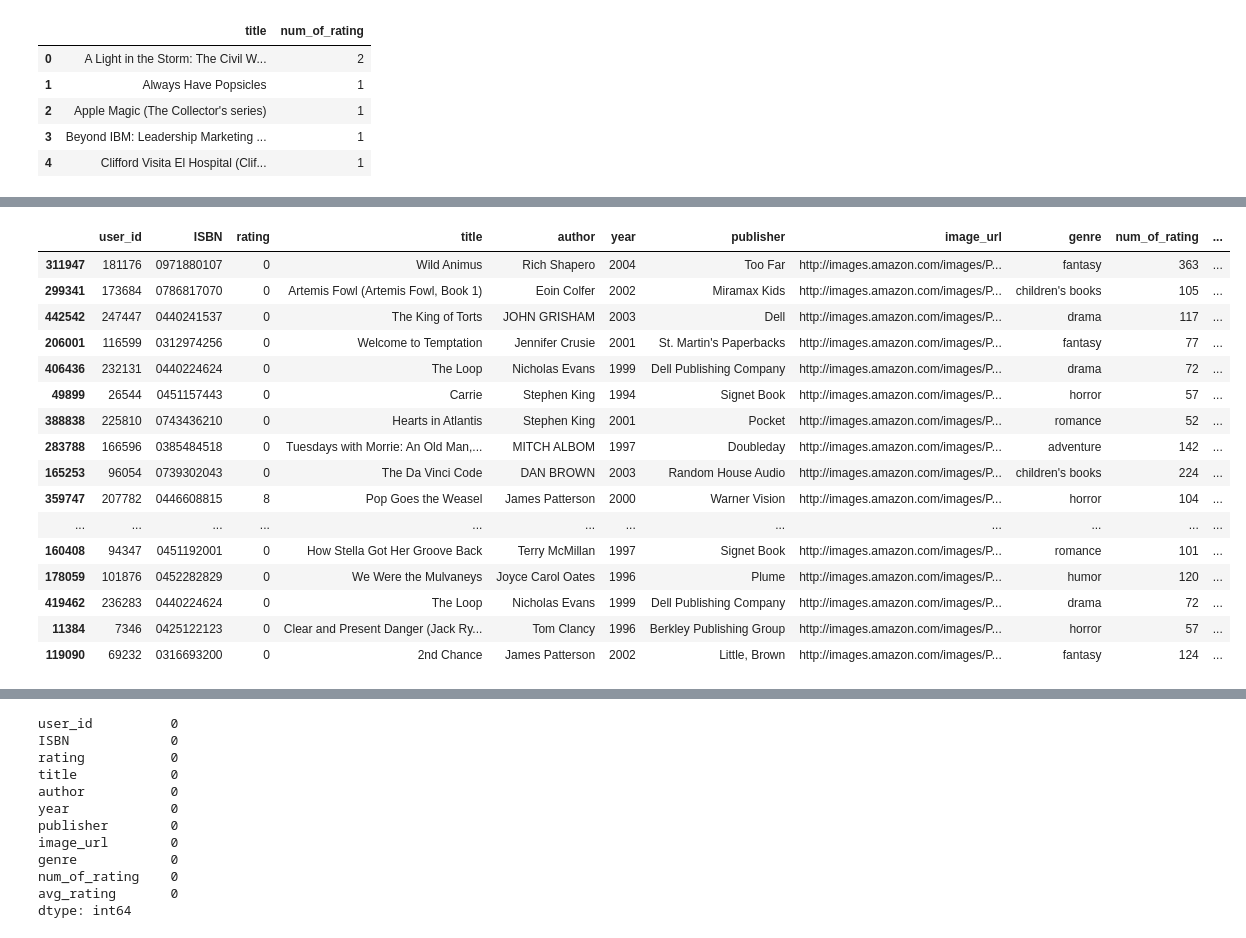
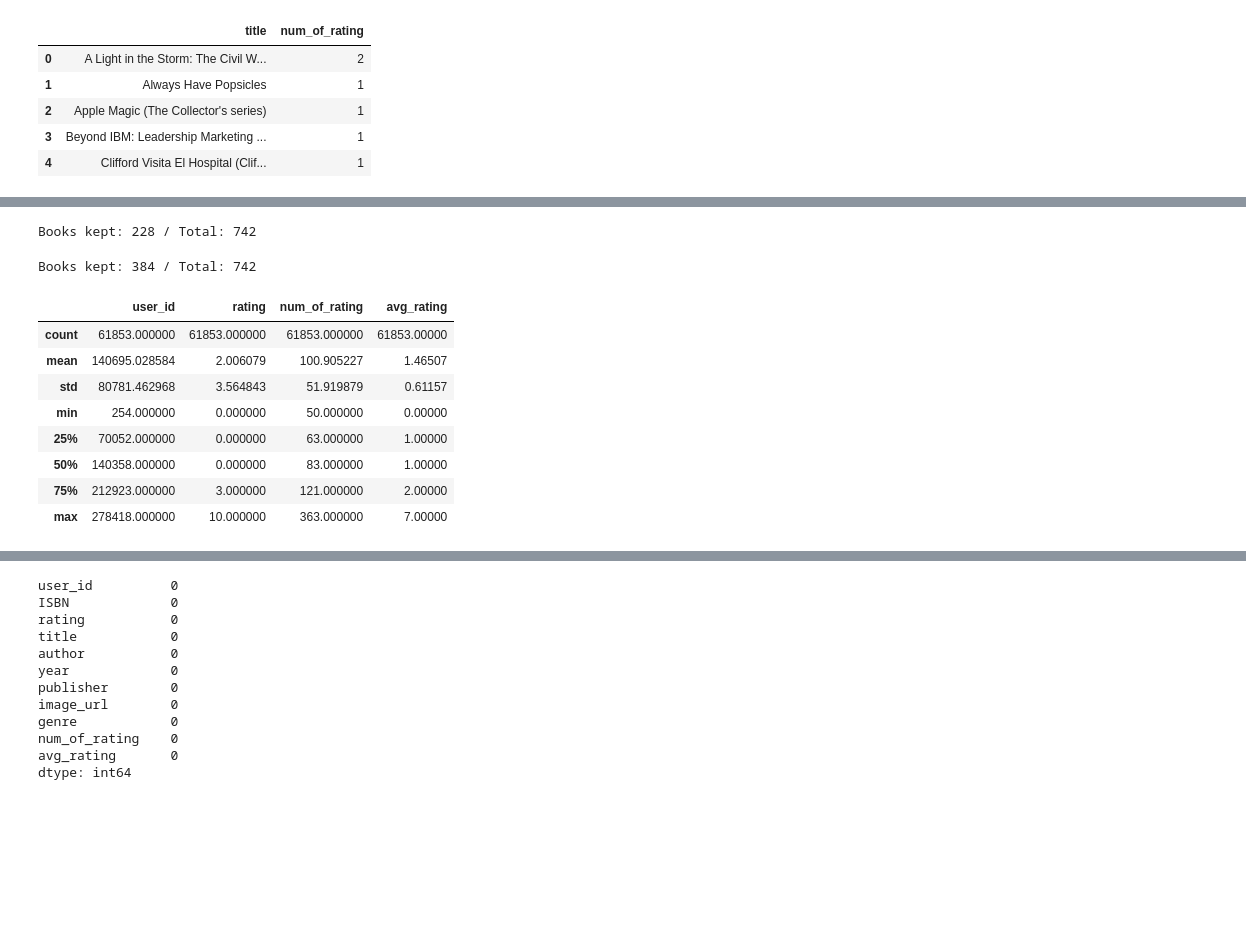
Before and after one commit to razyousuf/Book-Recommendation-Clustering-Pipeline, a Jupyter notebook: Experiment/research.ipynb, the cells around one changed output, grey strips where cells are left out. Saved outputs shown, nothing was run; the diff lists cells and outputs as text; code cells hidden in the pictures; blank space fills up the shorter version.

Commit message:
IMDb weighted rating added

```diff
--- a/Experiment/research.ipynb
+++ b/Experiment/research.ipynb
@@ -353,26 +439,41 @@ final_rating.sample(30)
+# %%
+popular_books = final_rating[final_rating['num_of_rating'] >= 87]
+print(f"Books kept: {popular_books['title'].nunique()} / Total: {final_rating['title'].nunique()}")
+# %% [output]
+Books kept: 228 / Total: 742
+# %%
+popular_books = final_rating[final_rating['num_of_rating'] >= 70]
+print(f"Books kept: {popular_books['title'].nunique()} / Total: {final_rating['title'].nunique()}")
+# %% [output]
+Books kept: 384 / Total: 742
+# %%
+# Now lets calculate average rating for each book
+final_rating['avg_rating'] = final_rating.groupby('ISBN')['rating'].transform('mean').round(2)
 # %%
-# Now lets create a new column avg_rating which is the average rating of each book
-final_rating["avg_rating"] = final_rating.groupby("ISBN")["rating"].transform("mean").round().astype(int)
+# Now let's apply IMDb weighted rating formula to calculate the average rating for each book
+
+C = final_rating['avg_rating'].mean()
+m = final_rating['num_of_rating'].quantile(0.5)
+
+def weighted_rating(x, m=m, C=C):
+    v = x['num_of_rating']
+    R = x['avg_rating']
+    return (v / (v + m)) * R + (m / (v + m)) * C
+# %%
+
+final_rating['avg_rating'] = final_rating.apply(weighted_rating, axis=1).astype(int)
 # %%
 # Step 3: Drop duplicates on user-book level (if needed)
 final_rating = final_rating.drop_duplicates(subset=["user_id", "ISBN"])
 # %%
-final_rating.sample(30)
+final_rating.describe()
 # %% [output]
-|  | user_id | ISBN | rating | title | author | year | publisher | image_url | genre | num_of_rating | ... |
-| 311947 | 181176 | 0971880107 | 0 | Wild Animus | Rich Shapero | 2004 | Too Far | http://images.amazon.com/images/P... | fantasy | 363 | ... |
-| 299341 | 173684 | 0786817070 | 0 | Artemis Fowl (Artemis Fowl, Book 1) | Eoin Colfer | 2002 | Miramax Kids | http://images.amazon.com/images/P... | children's books | 105 | ... |
-| 442542 | 247447 | 0440241537 | 0 | The King of Torts | JOHN GRISHAM | 2003 | Dell | http://images.amazon.com/images/P... | drama | 117 | ... |
-| 206001 | 116599 | 0312974256 | 0 | Welcome to Temptation | Jennifer Crusie | 2001 | St. Martin's Paperbacks | http://images.amazon.com/images/P... | fantasy | 77 | ... |
-| 406436 | 232131 | 0440224624 | 0 | The Loop | Nicholas Evans | 1999 | Dell Publishing Company | http://images.amazon.com/images/P... | drama | 72 | ... |
-| 49899 | 26544 | 0451157443 | 0 | Carrie | Stephen King | 1994 | Signet Book | http://images.amazon.com/images/P... | horror | 57 | ... |
-| 388838 | 225810 | 0743436210 | 0 | Hearts in Atlantis | Stephen King | 2001 | Pocket | http://images.amazon.com/images/P... | romance | 52 | ... |
-| 283788 | 166596 | 0385484518 | 0 | Tuesdays with Morrie: An Old Man,... | MITCH ALBOM | 1997 | Doubleday | http://images.amazon.com/images/P... | adventure | 142 | ... |
-| 165253 | 96054 | 0739302043 | 0 | The Da Vinci Code | DAN BROWN | 2003 | Random House Audio | http://images.amazon.com/images/P... | children's books | 224 | ... |
-| 359747 | 207782 | 0446608815 | 8 | Pop Goes the Weasel | James Patterson | 2000 | Warner Vision | http://images.amazon.com/images/P... | horror | 104 | ... |
-| ... | ... | ... | ... | ... | ... | ... | ... | ... | ... | ... | ... |
-| 160408 | 94347 | 0451192001 | 0 | How Stella Got Her Groove Back | Terry McMillan | 1997 | Signet Book | http://images.amazon.com/images/P... | romance | 101 | ... |
-| 178059 | 101876 | 0452282829 | 0 | We Were the Mulvaneys | Joyce Carol Oates | 1996 | Plume | http://images.amazon.com/images/P... | humor | 120 | ... |
-| 419462 | 236283 | 0440224624 | 0 | The Loop | Nicholas Evans | 1999 | Dell Publishing Company | http://images.amazon.com/images/P... | drama | 72 | ... |
-| 11384 | 7346 | 0425122123 | 0 | Clear and Present Danger (Jack Ry... | Tom Clancy | 1996 | Berkley Publishing Group | http://images.amazon.com/images/P... | horror | 57 | ... |
-| 119090 | 69232 | 0316693200 | 0 | 2nd Chance | James Patterson | 2002 | Little, Brown | http://images.amazon.com/images/P... | fantasy | 124 | ... |
+|  | user_id | rating | num_of_rating | avg_rating |
+| count | 61853.000000 | 61853.000000 | 61853.000000 | 61853.00000 |
+| mean | 140695.028584 | 2.006079 | 100.905227 | 1.46507 |
+| std | 80781.462968 | 3.564843 | 51.919879 | 0.61157 |
+| min | 254.000000 | 0.000000 | 50.000000 | 0.00000 |
+| 25% | 70052.000000 | 0.000000 | 63.000000 | 1.00000 |
+| 50% | 140358.000000 | 0.000000 | 83.000000 | 1.00000 |
+| 75% | 212923.000000 | 3.000000 | 121.000000 | 2.00000 |
+| max | 278418.000000 | 10.000000 | 363.000000 | 7.00000 |
```
Also changed, not shown: parts of 9 cells of this notebook, 13 other files.
